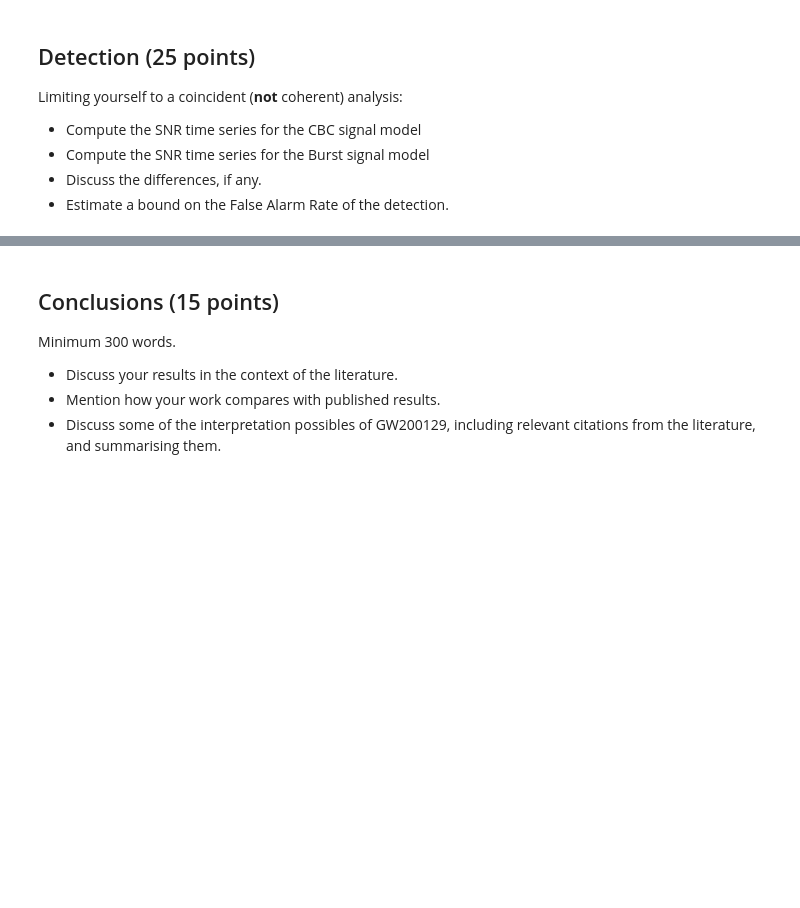
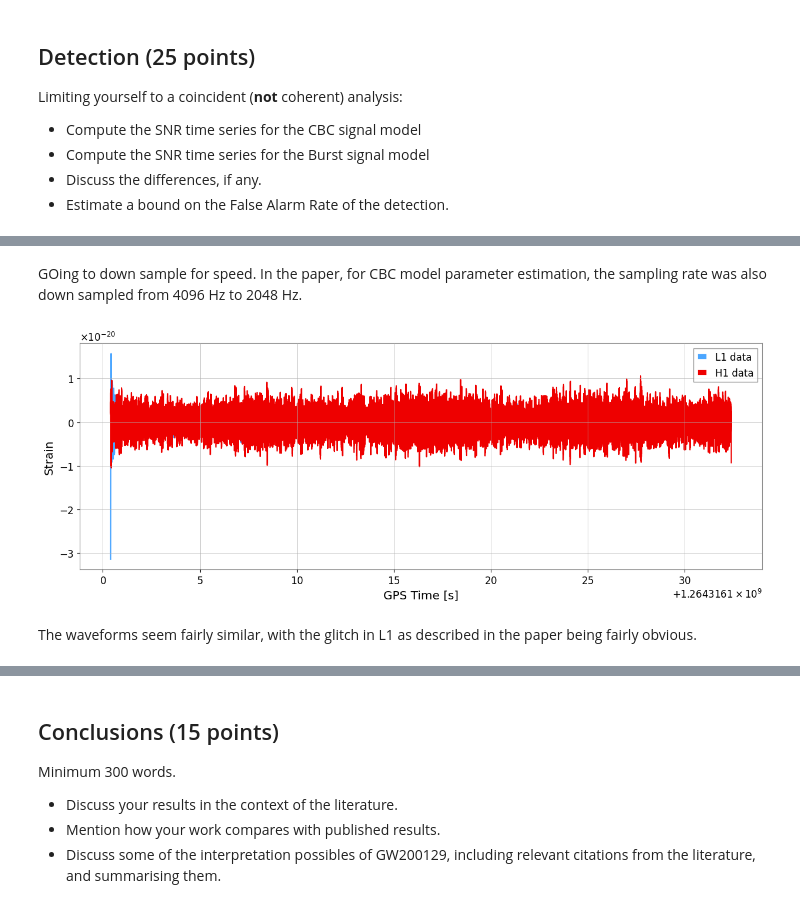
Before and after one commit to hjornskar-ctrl/dim-clem, a Jupyter notebook: final_project.ipynb, the cells around one changed output, grey strips where cells are left out. Cells and saved outputs as stored; diff of their text form; code cells hidden in the pictures; blank space fills up the shorter version.

```diff
--- a/final_project.ipynb
+++ b/final_project.ipynb
@@ -45,3 +41,7 @@ print(gps)
+# %%
+time_centre = event_gps('GW200129_065458')
+
+print(time_centre)
 # %%
 GW_200129_strain_H1 = TimeSeries.fetch_open_data('H1', start, end) #fetches the time series from H1
 GW_200129_strain_L1 = TimeSeries.fetch_open_data('L1', start, end) #fetches the time series from L1
@@ -365,0 +409,23 @@ Moving to a **coherent** analysis:
+# %%
+data={} # an empty dictionary
+ifos=['L1','H1'] # a list which we use as the dictionary keys
+for ifo in ['H1','L1']:
+    data[ifo] = TimeSeries.fetch_open_data(ifo, time_centre - 16, time_centre +16)
+# %%
+# Remove the low frequency content and downsample the data to 2048Hz
+for ifo in ['H1','L1']:
+    data[ifo] = data[ifo].highpass(15).resample(2048)
+# %% [markdown]
+GOing to down sample for speed. In the paper, for CBC model parameter estimation, the sampling rate was also down sampled from 4096 Hz to 2048 Hz.
+# %%
+plt.figure(figsize=(15,5))
+colours=['gwpy:ligo-livingston','gwpy:ligo-hanford']
+for ifo,colour in zip(ifos,colours):
+    plt.plot(data[ifo],label='{} data'.format(ifo),color=colour)
+plt.xlabel('GPS Time [s]')
+plt.ylabel('Strain')
+plt.legend();
+# %% [output]
+[figure, added]
+# %% [markdown]
+The waveforms seem fairly similar, with the glitch in L1 as described in the paper being fairly obvious.
```
Also changed, not shown: parts of 119 cells of this notebook.
